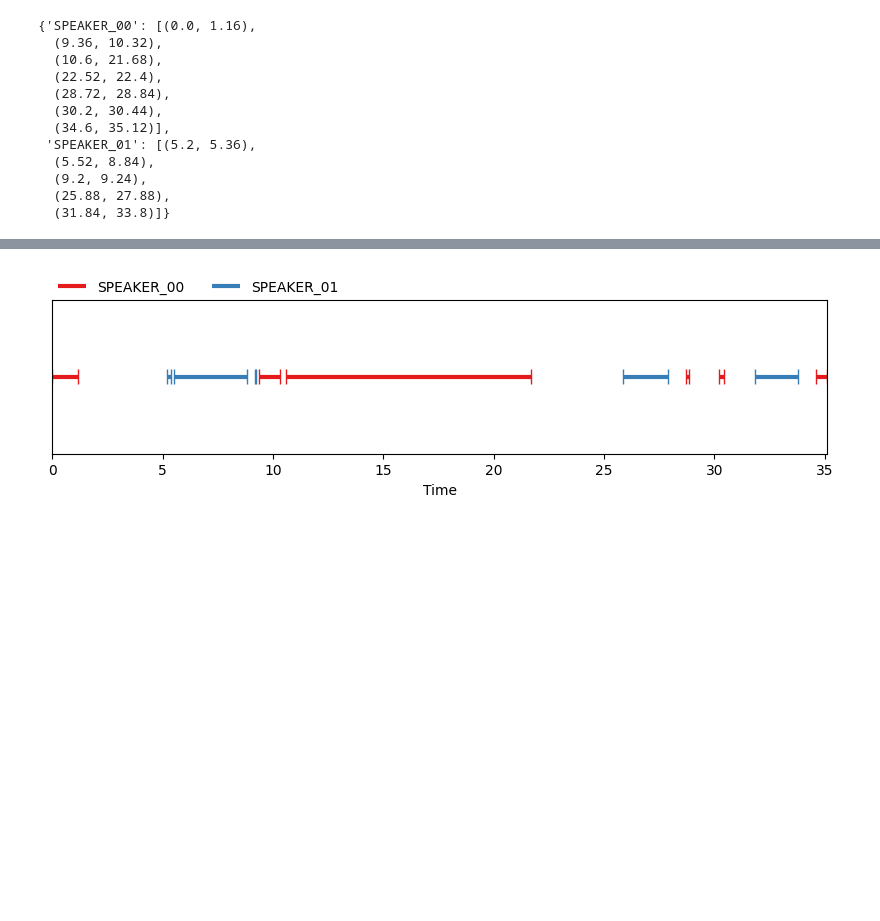
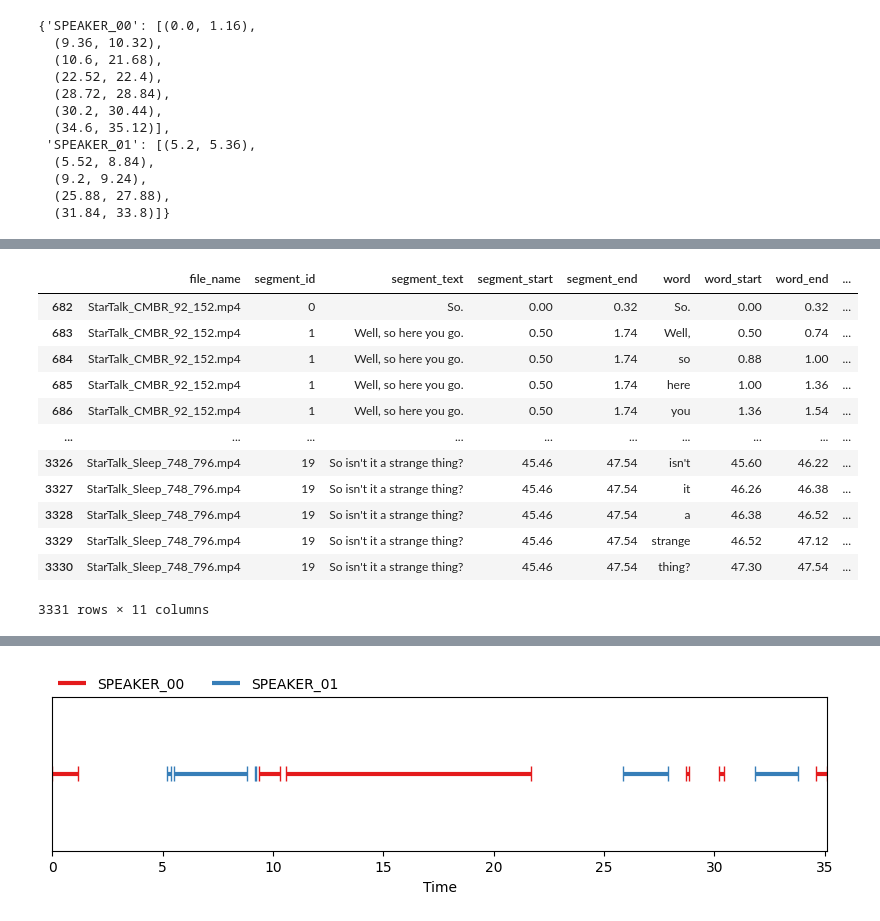
Before and after one commit to ghadwalsunil/WhoSaidThat, a Jupyter notebook: main.ipynb, the cells around one changed output, grey strips where cells are left out. Saved outputs shown, nothing was run; the diff lists cells and outputs as text; code cells hidden in the pictures; blank space fills up the shorter version.

```diff
--- a/main.ipynb
+++ b/main.ipynb
@@ -324,3 +538,19 @@ pretrained_pipeline.to(torch.device("cuda"))
 # %%
-args.audioPath
+final_audio_output = {}
+for video_file in args.videoFiles:
+    print(video_file)
+    args.videoPath = glob.glob(os.path.join(args.videoFolder, video_file + ".*"))[0]
+    args.savePath = os.path.join(args.outputFolder, video_file)
+    args.audioPath = os.path.join(args.savePath, "pyavi", "audio.wav")
+
+    diarization = pretrained_pipeline(args.audioPath)
+
+    audio_output = {}
+    for duration, _, speaker_key in diarization.itertracks(yield_label=True):
+        if speaker_key in audio_output.keys():
+            audio_output[speaker_key].append((duration.start, duration.end))
+        else:
+            audio_output[speaker_key] = [(duration.start, duration.end)]
+
+    final_audio_output[video_file] = audio_output
 # %% [output]
@@ -351,0 +613,22 @@ audio_output
+# %%
+final_df_list = []
+for video_name, video_output in final_audio_output.items():
+    final_df_list.append(get_segments_and_speaker(df, video_output, video_name))
+
+final_df = pd.concat(final_df_list)
+# %%
+final_df
+# %% [output]
+|  | file_name | segment_id | segment_text | segment_start | segment_end | word | word_start | word_end | ... |
+| 682 | StarTalk_CMBR_92_152.mp4 | 0 | So. | 0.00 | 0.32 | So. | 0.00 | 0.32 | ... |
+| 683 | StarTalk_CMBR_92_152.mp4 | 1 | Well, so here you go. | 0.50 | 1.74 | Well, | 0.50 | 0.74 | ... |
+| 684 | StarTalk_CMBR_92_152.mp4 | 1 | Well, so here you go. | 0.50 | 1.74 | so | 0.88 | 1.00 | ... |
+| 685 | StarTalk_CMBR_92_152.mp4 | 1 | Well, so here you go. | 0.50 | 1.74 | here | 1.00 | 1.36 | ... |
+| 686 | StarTalk_CMBR_92_152.mp4 | 1 | Well, so here you go. | 0.50 | 1.74 | you | 1.36 | 1.54 | ... |
+| ... | ... | ... | ... | ... | ... | ... | ... | ... | ... |
+| 3326 | StarTalk_Sleep_748_796.mp4 | 19 | So isn't it a strange thing? | 45.46 | 47.54 | isn't | 45.60 | 46.22 | ... |
+| 3327 | StarTalk_Sleep_748_796.mp4 | 19 | So isn't it a strange thing? | 45.46 | 47.54 | it | 46.26 | 46.38 | ... |
+| 3328 | StarTalk_Sleep_748_796.mp4 | 19 | So isn't it a strange thing? | 45.46 | 47.54 | a | 46.38 | 46.52 | ... |
+| 3329 | StarTalk_Sleep_748_796.mp4 | 19 | So isn't it a strange thing? | 45.46 | 47.54 | strange | 46.52 | 47.12 | ... |
+| 3330 | StarTalk_Sleep_748_796.mp4 | 19 | So isn't it a strange thing? | 45.46 | 47.54 | thing? | 47.30 | 47.54 | ... |
+3331 rows × 11 columns
```
Also changed, not shown: parts of 17 cells of this notebook, 7 other files.
